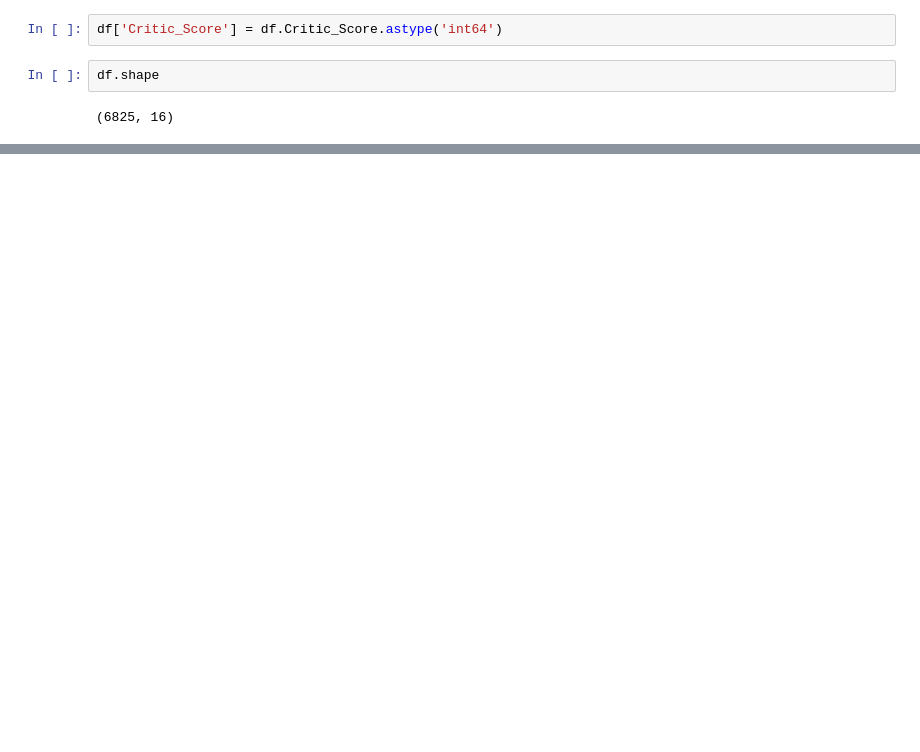
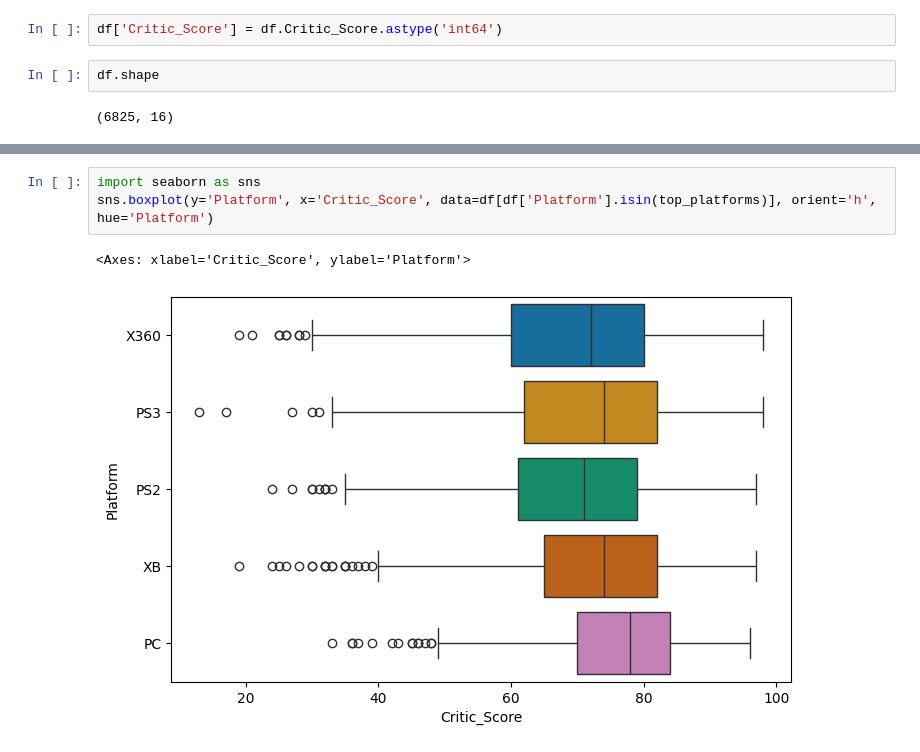
Before and after one commit to Farido01/R1, a Jupyter notebook: game_dataset.ipynb, the cells around one changed output, grey strips where cells are left out. Saved outputs shown, nothing was run; the diff lists cells and outputs as text; blank space fills up the shorter version.

```diff
--- a/game_dataset.ipynb
+++ b/game_dataset.ipynb
@@ -110,0 +130,6 @@ sales_df.groupby('Year_of_Release').sum().plot()
+# %%
+import seaborn as sns
+sns.boxplot(y='Platform', x='Critic_Score', data=df[df['Platform'].isin(top_platforms)], orient='h', hue='Platform')
+# %% [output]
+<Axes: xlabel='Critic_Score', ylabel='Platform'>
+[figure, added]
```
Also changed, not shown: parts of 7 cells of this notebook, 1 other file.
